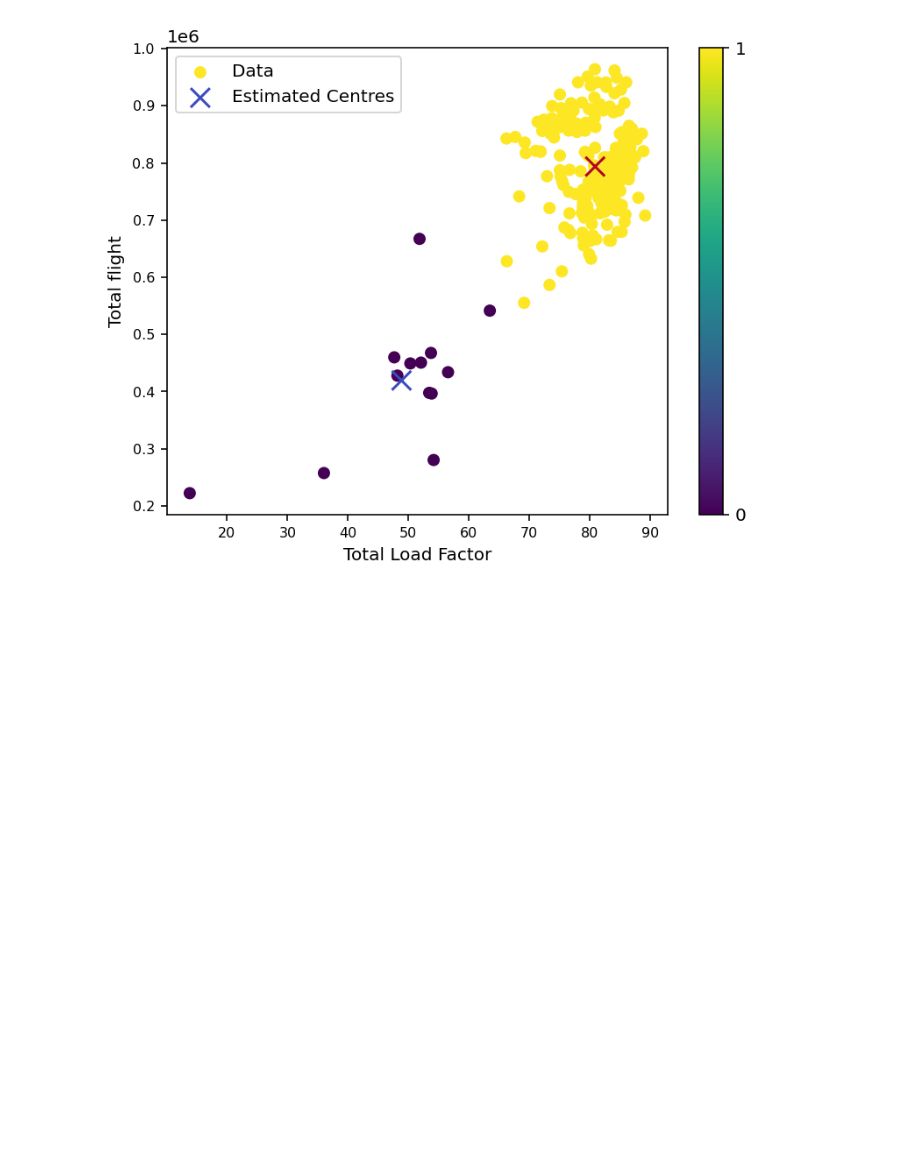
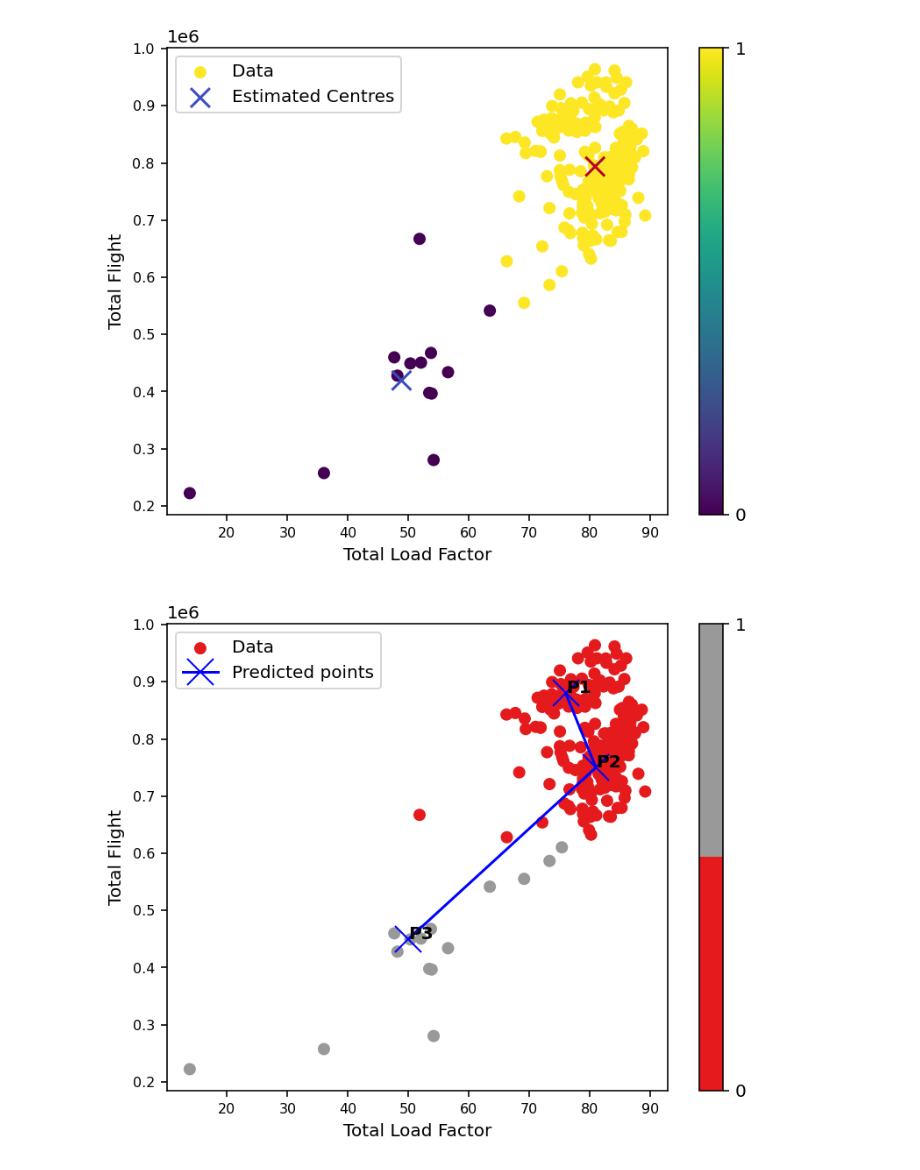
Before and after one commit to faadeola/us-airline-analysis, a Jupyter notebook: US Air Traffic Analysis.ipynb, the cells around one changed output. Saved outputs shown, nothing was run; the diff lists cells and outputs as text; code cells hidden in the pictures; blank space fills up the shorter version.

```diff
--- a/US Air Traffic Analysis.ipynb
+++ b/US Air Traffic Analysis.ipynb
@@ -412,7 +412,7 @@ def plot_air_clusters(labels, xy, xkmeans, ykmeans, centre_labels):
     # Set plot attributes
     ax.legend()
     ax.set_xlabel('Total Load Factor')
-    ax.set_ylabel('Total flight')
+    ax.set_ylabel('Total Flight')
     ax.tick_params(axis='both', labelsize=8)
     #ax.set_yscale('log')
     plt.show()
@@ -434,0 +464,33 @@ for k in range(1, 3):
+# %%
+def plot_pred_points(predicted_points):
+    """
+    Plots predicted points on the scatter plot
+    """
+
+    # Call function to unpack parameters for plotting new points
+    xpoints, ypoints, point_1, point_2, cmap, nclust, nclust_predict = clust_predict(predicted_points)
+
+    fig, ax = plt.subplots(dpi=144)
+
+    s = ax.scatter(xpoints, ypoints, c=nclust, cmap=cmap, marker='o', label='Data')
+    ax.plot(point_1, point_2, c=nclust_predict, marker='x',  ms=15, label='Predicted points')
+
+    # Loop through to place points label on plot
+    for i,(x,y) in enumerate(predicted_points):
+      ax.text(x, y, f'P{i+1}', fontsize=10, weight='bold', zorder=2)
+
+    cbar = fig.colorbar(s, ax=ax)
+    cbar.set_ticks(np.unique(nclust))
+
+    # Set plot attributes
+    ax.legend()
+    ax.set_xlabel('Total Load Factor')
+    ax.set_ylabel('Total Flight')
+    ax.tick_params(axis='both', labelsize=8)
+    plt.show()
+    return
+# %%
+# Display plot of some predicted points
+plot_pred_points(np.array([[76, 0.88e6], [81, 0.75e6], [50,0.45e6]]))
+# %% [output]
+[figure, added]
```
Also changed, not shown: parts of 2 cells of this notebook.
